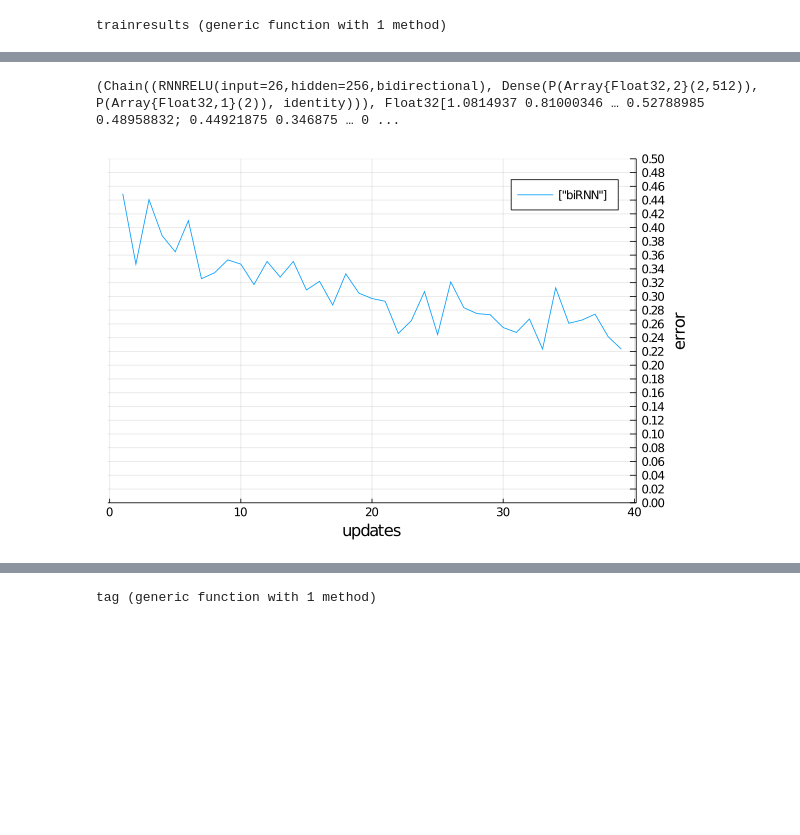
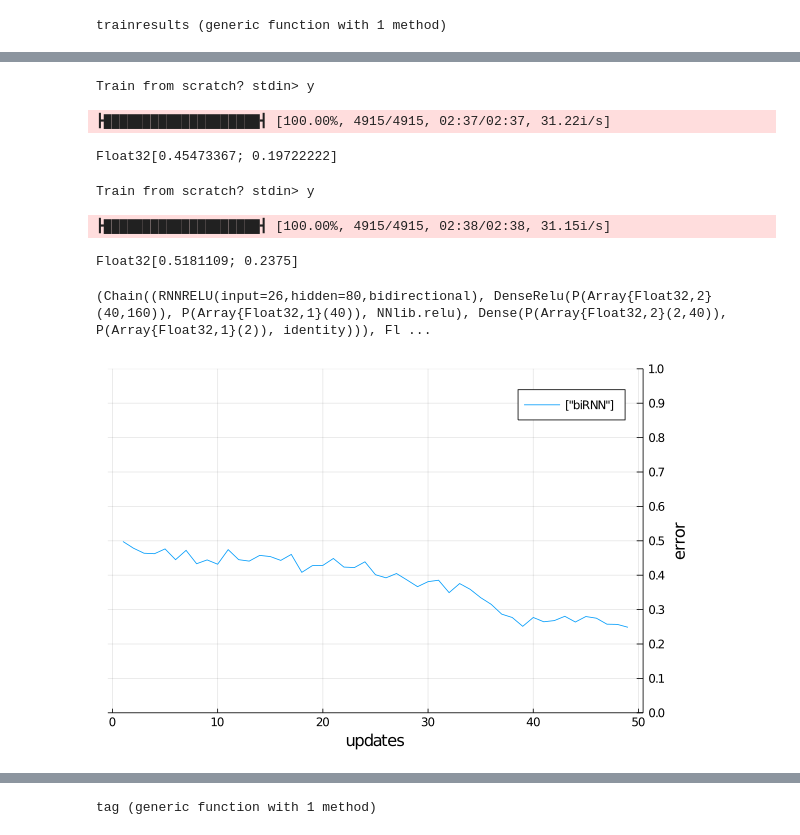
Before and after one commit to madprogramer/syd, a Jupyter notebook: notebooks/Emotion Recognition Trainer.ipynb, the cells around one changed output, grey strips where cells are left out. Cells and saved outputs as stored; diff of their text form; code cells hidden in the pictures; blank space fills up the shorter version.

```diff
--- a/notebooks/Emotion Recognition Trainer.ipynb
+++ b/notebooks/Emotion Recognition Trainer.ipynb
@@ -111,7 +137,8 @@ end
 # %% [output]
 readData (generic function with 1 method)
 # %%
-(Xs, Ys) =  readData("Datasets/ravdess-26-features", include_1_3);
+#(Xs, Ys) =  readData("Datasets/ravdess-26-features", include_1_3);
+(Xs, Ys) =  readData("Datasets/ravdess-26-features-2-3", include_2_3);
 # %% [output]
 1440/1440
 # %%
@@ -123,7 +150,7 @@ AllYs = (vcat(Ys...));
 
 #reshape(AllXs[1:100,:],13,20,5)
 # %%
-BATCHSIZE = 16
+BATCHSIZE = 18
 SEQLENGTH = 8;
 
 #Since there is no embedding, you can just treat the features like the X dimension!
@@ -223,7 +258,7 @@ Chain(RNN(input,hidden,rnnType=:relu,bidirectional=true,dataType=Float32),Dense(
 # %%
-HIDDENSIZE = 160
+HIDDENSIZE = 190
 
 EMREC() = BIRNN(FEATURES,HIDDENSIZE,OUTPUTSIZE)
-(tEm,rEm) = trainresults("emrec-new.jld2",EMREC,true);
+(tEm,rEm) = trainresults("Emrec-2-3-190.jld2",EMREC,true);
 # %% [output]
 Train from scratch? stdin> y
@@ -231,0 +290,13 @@ Float32[0.49359646; 0.20859376]
+# %%
+HIDDENSIZE1 = 190
+HIDDENSIZE2 = 90
+HIDDENSIZE3 = 40
+HIDDENSIZE4 = 20
+
+EMREC() = BEEGESTRNN(FEATURES,HIDDENSIZE1,HIDDENSIZE2,HIDDENSIZE3,HIDDENSIZE4,OUTPUTSIZE)
+
+(TEM,REM) = trainresults("BEEGESTEMRECv2.jld2",EMREC,true);
+# %% [output]
+Train from scratch? stdin> y
+┣████████████████████┫ [100.00%, 4915/4915, 02:37/02:37, 31.22i/s]
+Float32[0.45473367; 0.19722222]
@@ -232,12 +306,22 @@ Float32[0.49359646; 0.20859376]
+# %%
+HIDDENSIZE1 = 128
+HIDDENSIZE2 = 32
+
+EMREC() = MAGICRNN(FEATURES,HIDDENSIZE1,HIDDENSIZE2,OUTPUTSIZE)
+(TEM,REM) = trainresults("MagicEmRec.jld2",EMREC,true);
+# %% [output]
+Train from scratch? stdin> y
+┣████████████████████┫ [100.00%, 4915/4915, 02:38/02:38, 31.15i/s]
+Float32[0.5181109; 0.2375]
 # %%
-Knet.@load "EmRec256.jld2"
-tEm,rEm = model, results
+Knet.@load "BIGEMREC.jld2"
+TEM,REM = model, results
 # %% [output]
-(Chain((RNNRELU(input=26,hidden=256,bidirectional), Dense(P(Array{Float32,2}(2,512)), P(Array{Float32,1}(2)), identity))), Float32[1.0814937 0.81000346 … 0.52788985 0.48958832; 0.44921875 0.346875 … 0 ...
+(Chain((RNNRELU(input=26,hidden=80,bidirectional), DenseRelu(P(Array{Float32,2}(40,160)), P(Array{Float32,1}(40)), NNlib.relu), Dense(P(Array{Float32,2}(2,40)), P(Array{Float32,1}(2)), identity))), Fl ...
 # %%
 using Plots; default(fmt=:png,ls=:auto,ymirror=true)
 # %%
 plot([rEm[2,:]]; xlabel="updates", ylabel="error",
-    ylim=(0,0.5), yticks=0:0.02:0.5, labels=["biRNN"])
+    ylim=(0,1), yticks=0:0.1:1, labels=["biRNN"])
 # %% [output]
-[figure, old version]
+[figure, new version]
```
Also changed, not shown: parts of 29 cells of this notebook, 6 other files.
